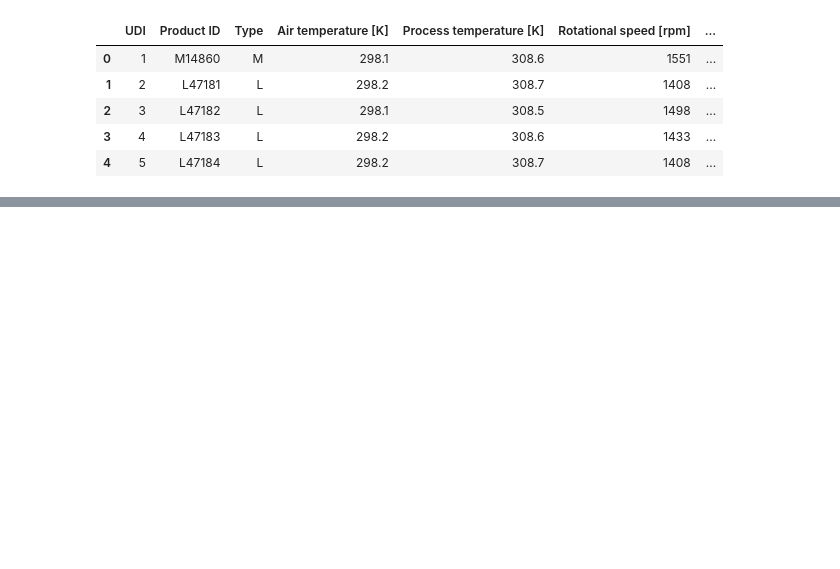
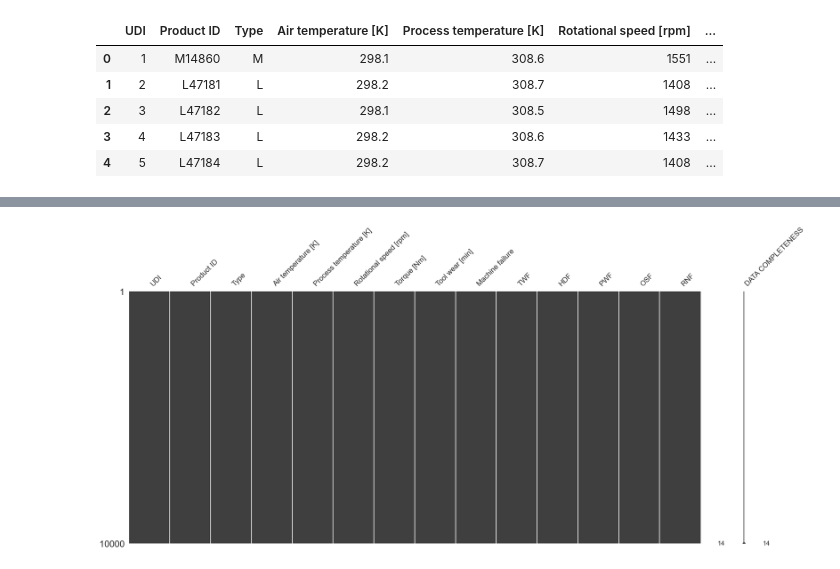
Before and after one commit to fatihamaazaz/MLOps_Project-Predictive_Maintenance, a Jupyter notebook: notebooks/Data_Exploration.ipynb, the cells around one changed output, grey strips where cells are left out. Cells and saved outputs as stored; diff of their text form; code cells hidden in the pictures; blank space fills up the shorter version.

```diff
--- a/notebooks/Data_Exploration.ipynb
+++ b/notebooks/Data_Exploration.ipynb
@@ -55,0 +96,5 @@ data.loc[:, "Air temperature [K]":"Tool wear [min]"].describe()
+# %%
+#Les valeurs manquants par echantillon
+msno.matrix(data, labels=True, sort="descending");
+# %% [output]
+[figure, added]
```
Also changed, not shown: parts of 35 cells of this notebook.
